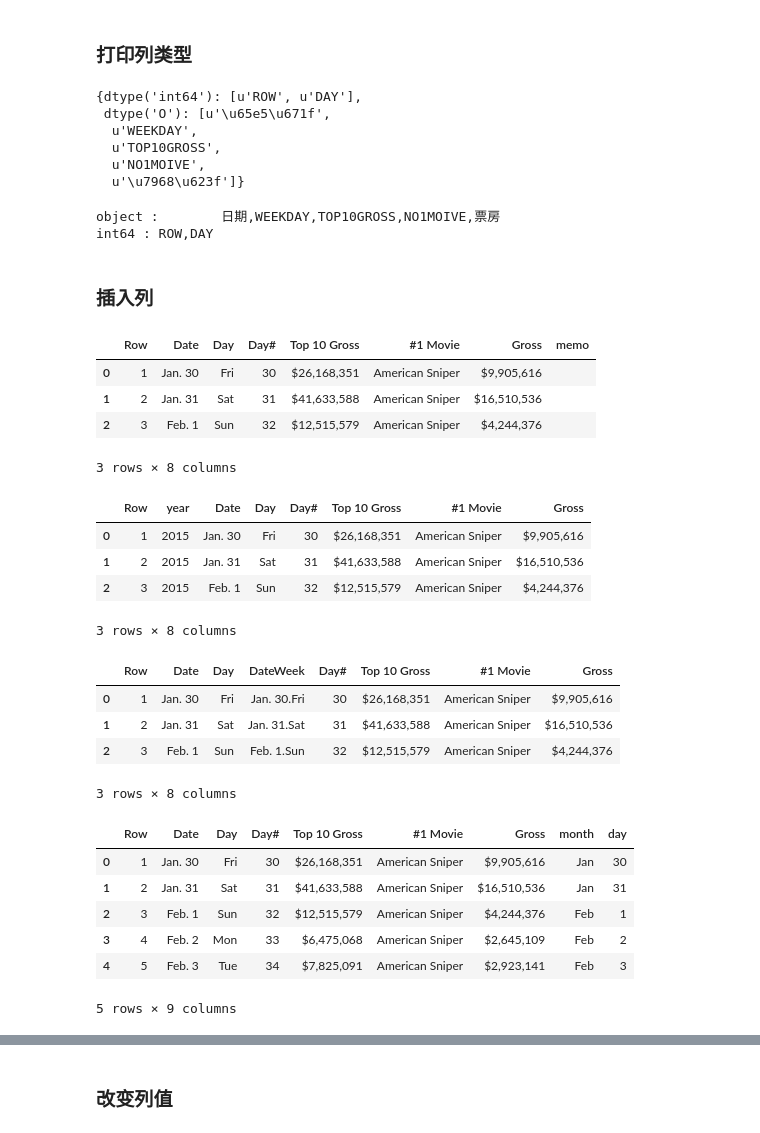
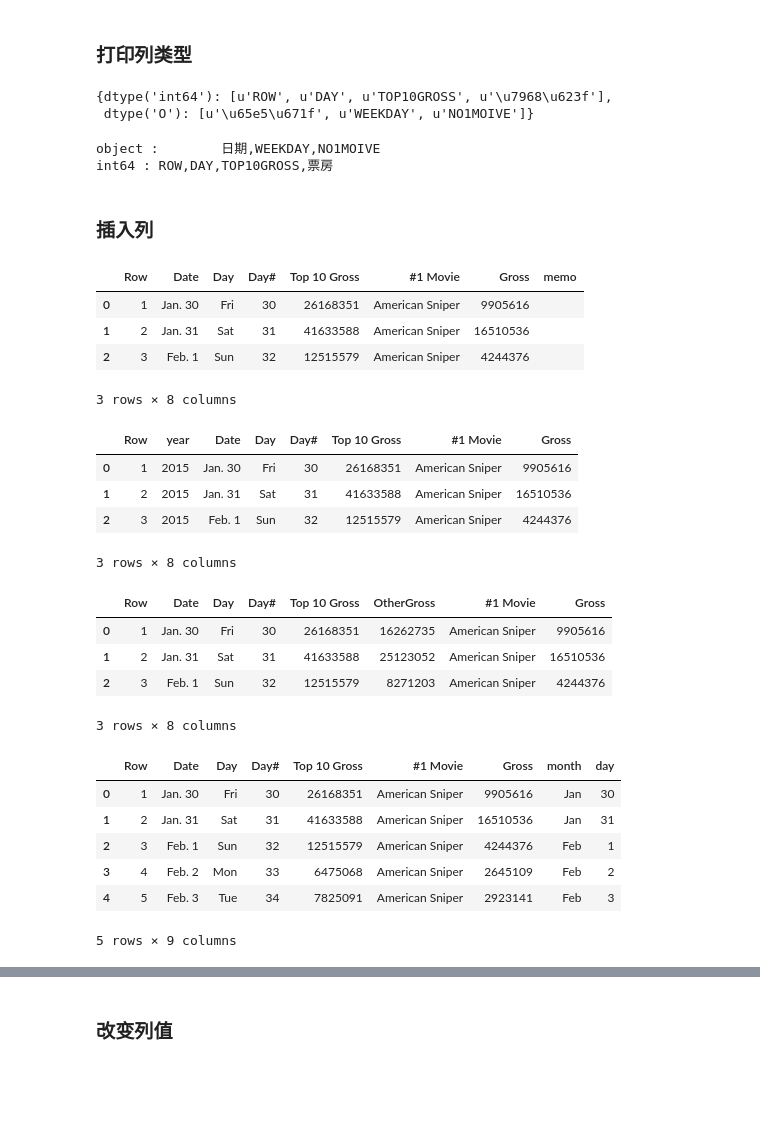
Before and after one commit to dormouse/blog, a Jupyter notebook: pandas/pandas_test.ipynb, the cells around one changed output, grey strips where cells are left out. Saved outputs shown, nothing was run; the diff lists cells and outputs as text; code cells hidden in the pictures; blank space fills up the shorter version.

```diff
--- a/pandas/pandas_test.ipynb
+++ b/pandas/pandas_test.ipynb
@@ -43,3 +45,6 @@ df_movies.head()
 | 3 | 4 | Feb. 2 | Mon | 33 | $6,475,068 | American Sniper | $2,645,109 |
 | 4 | 5 | Feb. 3 | Tue | 34 | $7,825,091 | American Sniper | $2,923,141 |
 5 rows × 7 columns
+# %%
+df_movies = pd.read_csv('movies.csv', sep='\t', encoding='utf-8',thousands=',',escapechar='$')
+df_movies.head()
@@ -204,23 +217,18 @@ df.head()
 # %% [markdown]
 ### 打印列类型
 # %%
-types = df.columns.to_series().groupby(df.dtypes).groups
-types
+df.columns.to_series().groupby(df.dtypes).groups
 # %% [output]
-{dtype('int64'): [u'ROW', u'DAY'],
- dtype('O'): [u'\u65e5\u671f',
-  u'WEEKDAY',
-  u'TOP10GROSS',
-  u'NO1MOIVE',
-  u'\u7968\u623f']}
+{dtype('int64'): [u'ROW', u'DAY', u'TOP10GROSS', u'\u7968\u623f'],
+ dtype('O'): [u'\u65e5\u671f', u'WEEKDAY', u'NO1MOIVE']}
 # %%
 # 打印列类型(清晰打印中文)
 types = df.columns.to_series().groupby(df.dtypes).groups
 for key, value in types.items():
     print key,':\t', ','.join(value)
 # %% [output]
-object :        日期,WEEKDAY,TOP10GROSS,NO1MOIVE,票房
-int64 : ROW,DAY
+object :        日期,WEEKDAY,NO1MOIVE
+int64 : ROW,DAY,TOP10GROSS,票房
 # %% [markdown]
 ### 插入列
 # %%
@@ -230,9 +238,9 @@ df['memo'] = pd.Series('', index=df.index)
 df.head(3)
 # %% [output]
 |  | Row | Date | Day | Day# | Top 10 Gross | #1 Movie | Gross | memo |
-| 0 | 1 | Jan. 30 | Fri | 30 | $26,168,351 | American Sniper | $9,905,616 |  |
-| 1 | 2 | Jan. 31 | Sat | 31 | $41,633,588 | American Sniper | $16,510,536 |  |
-| 2 | 3 | Feb. 1 | Sun | 32 | $12,515,579 | American Sniper | $4,244,376 |  |
+| 0 | 1 | Jan. 30 | Fri | 30 | 26168351 | American Sniper | 9905616 |  |
+| 1 | 2 | Jan. 31 | Sat | 31 | 41633588 | American Sniper | 16510536 |  |
+| 2 | 3 | Feb. 1 | Sun | 32 | 12515579 | American Sniper | 4244376 |  |
 3 rows × 8 columns
 # %%
 # 方式二：在中间插入
@@ -241,20 +249,20 @@ df.insert(loc=1, column=u'year', value=u'2015')
 df.head(3)
 # %% [output]
 |  | Row | year | Date | Day | Day# | Top 10 Gross | #1 Movie | Gross |
-| 0 | 1 | 2015 | Jan. 30 | Fri | 30 | $26,168,351 | American Sniper | $9,905,616 |
-| 1 | 2 | 2015 | Jan. 31 | Sat | 31 | $41,633,588 | American Sniper | $16,510,536 |
-| 2 | 3 | 2015 | Feb. 1 | Sun | 32 | $12,515,579 | American Sniper | $4,244,376 |
+| 0 | 1 | 2015 | Jan. 30 | Fri | 30 | 26168351 | American Sniper | 9905616 |
+| 1 | 2 | 2015 | Jan. 31 | Sat | 31 | 41633588 | American Sniper | 16510536 |
+| 2 | 3 | 2015 | Feb. 1 | Sun | 32 | 12515579 | American Sniper | 4244376 |
 3 rows × 8 columns
 # %%
 # 根据现有值生成一个新的列
 df = df_movies.copy()
-df.insert(loc = 3 , column='DateWeek', value=df[u'Date'] + '.' + df[u'Day'])
+df.insert(loc = 5 , column=u'OtherGross', value=df[u'Top 10 Gross'] - df[u'Gross'])
 df.head(3)
 # %% [output]
-|  | Row | Date | Day | DateWeek | Day# | Top 10 Gross | #1 Movie | Gross |
-| 0 | 1 | Jan. 30 | Fri | Jan. 30.Fri | 30 | $26,168,351 | American Sniper | $9,905,616 |
-| 1 | 2 | Jan. 31 | Sat | Jan. 31.Sat | 31 | $41,633,588 | American Sniper | $16,510,536 |
-| 2 | 3 | Feb. 1 | Sun | Feb. 1.Sun | 32 | $12,515,579 | American Sniper | $4,244,376 |
+|  | Row | Date | Day | Day# | Top 10 Gross | OtherGross | #1 Movie | Gross |
+| 0 | 1 | Jan. 30 | Fri | 30 | 26168351 | 16262735 | American Sniper | 9905616 |
+| 1 | 2 | Jan. 31 | Sat | 31 | 41633588 | 25123052 | American Sniper | 16510536 |
+| 2 | 3 | Feb. 1 | Sun | 32 | 12515579 | 8271203 | American Sniper | 4244376 |
 3 rows × 8 columns
 # %%
 # 根据现有值生成多个新的列
@@ -272,11 +280,11 @@ df[[u'month', u'day']] = df.Date.apply(process_date_col)
 df.head()
 # %% [output]
 |  | Row | Date | Day | Day# | Top 10 Gross | #1 Movie | Gross | month | day |
-| 0 | 1 | Jan. 30 | Fri | 30 | $26,168,351 | American Sniper | $9,905,616 | Jan | 30 |
-| 1 | 2 | Jan. 31 | Sat | 31 | $41,633,588 | American Sniper | $16,510,536 | Jan | 31 |
-| 2 | 3 | Feb. 1 | Sun | 32 | $12,515,579 | American Sniper | $4,244,376 | Feb | 1 |
-| 3 | 4 | Feb. 2 | Mon | 33 | $6,475,068 | American Sniper | $2,645,109 | Feb | 2 |
-| 4 | 5 | Feb. 3 | Tue | 34 | $7,825,091 | American Sniper | $2,923,141 | Feb | 3 |
+| 0 | 1 | Jan. 30 | Fri | 30 | 26168351 | American Sniper | 9905616 | Jan | 30 |
+| 1 | 2 | Jan. 31 | Sat | 31 | 41633588 | American Sniper | 16510536 | Jan | 31 |
+| 2 | 3 | Feb. 1 | Sun | 32 | 12515579 | American Sniper | 4244376 | Feb | 1 |
+| 3 | 4 | Feb. 2 | Mon | 33 | 6475068 | American Sniper | 2645109 | Feb | 2 |
+| 4 | 5 | Feb. 3 | Tue | 34 | 7825091 | American Sniper | 2923141 | Feb | 3 |
 5 rows × 9 columns
 # %%
 # 方法二(结果同上，但是没有方法一好)
```
Also changed, not shown: parts of 33 cells of this notebook, 1 other file.
